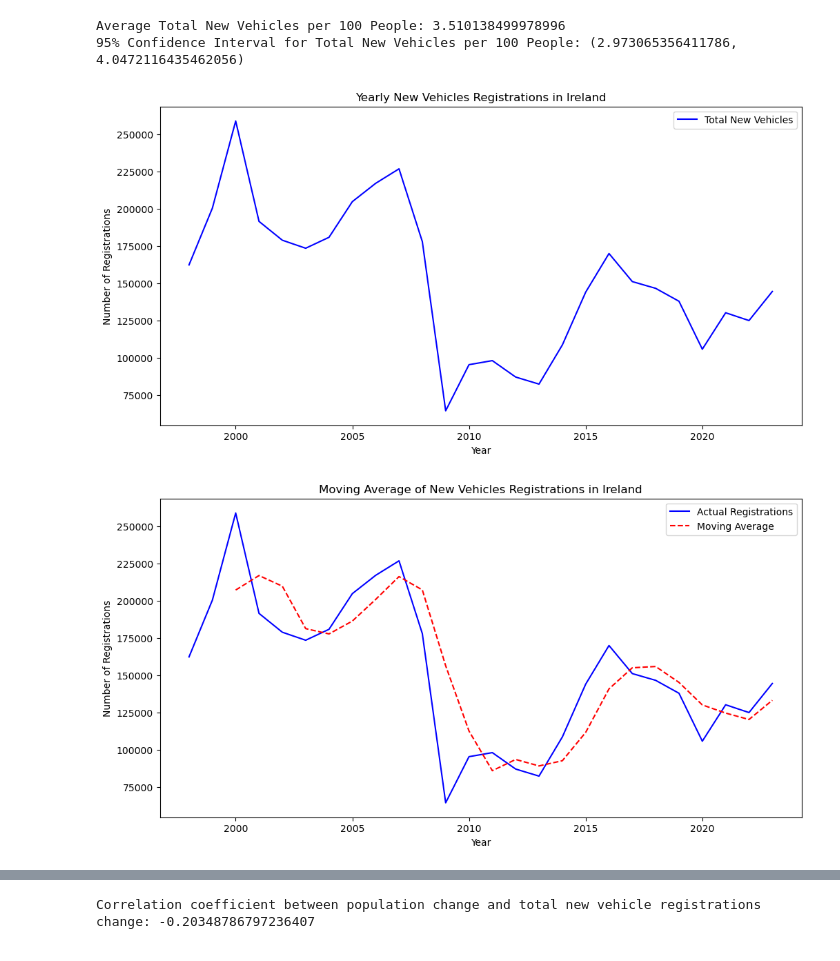
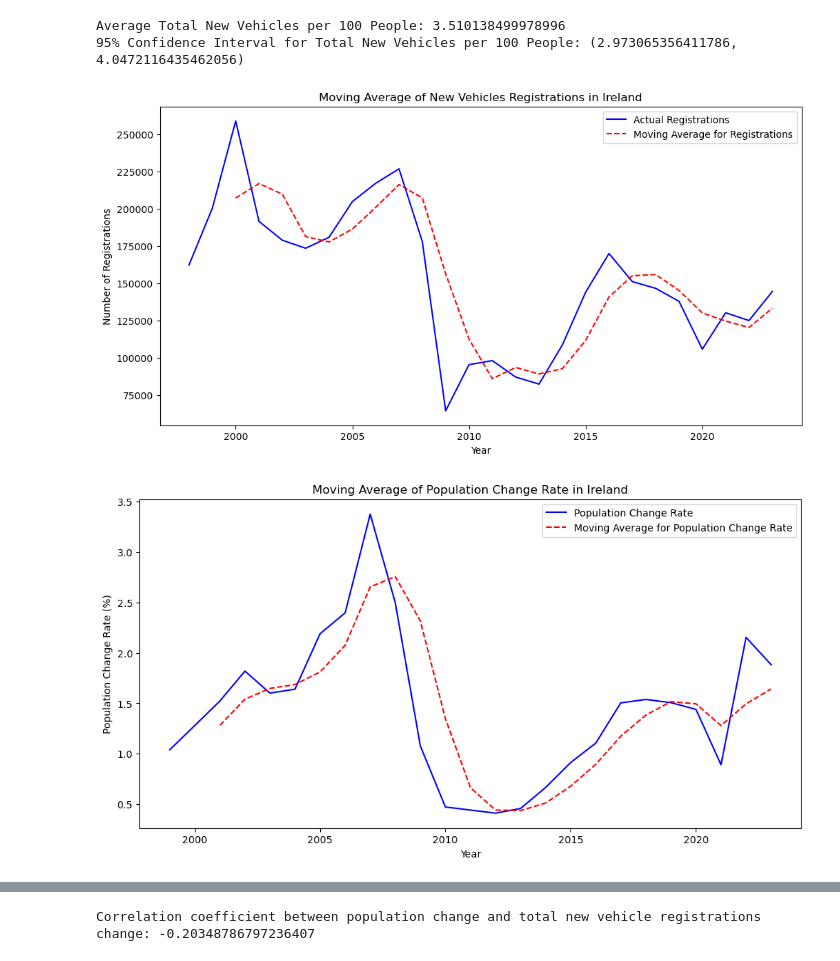
Before and after one commit to Ahmet-C-C/Car-Registration-Comparison-Between-Ireland-and-Norway, a Jupyter notebook: Msc CA02.ipynb, the cells around one changed output, grey strips where cells are left out. Drawn from its saved outputs; the diff is of its cells as text; code cells hidden in the pictures.

```diff
--- a/Msc CA02.ipynb
+++ b/Msc CA02.ipynb
@@ -480,9 +483,9 @@ del dfir_yearly["Month"]
 from scipy import stats
 
 merged_data = dfir_yearly.merge(ir_popu, on='Year')
-merged_data['New_Vehicles_Per_100_People'] = (merged_data['Total New Vehicles'] / merged_data['Population']) * 100
-mean_new_vehicles_per_100 = np.mean(merged_data['New_Vehicles_Per_100_People'])
-std_new_vehicles_per_100 = np.std(merged_data['New_Vehicles_Per_100_People'], ddof=1)
+merged_data['Total New Vehicles Per 100 People'] = (merged_data['Total New Vehicles'] / merged_data['Population']) * 100
+mean_new_vehicles_per_100 = np.mean(merged_data['Total New Vehicles Per 100 People'])
+std_new_vehicles_per_100 = np.std(merged_data['Total New Vehicles Per 100 People'], ddof=1)
 
 confidence_interval_new_vehicles = stats.norm.interval(0.95, loc=mean_new_vehicles_per_100, scale=std_new_vehicles_per_100 / np.sqrt(len(merged_data)))
 
@@ -492,27 +495,32 @@ print("95% Confidence Interval for Total New Vehicles per 100 People:", confiden
 Average Total New Vehicles per 100 People: 3.510138499978996
 95% Confidence Interval for Total New Vehicles per 100 People: (2.973065356411786, 4.0472116435462056)
 # %%
+moving_average = dfir_yearly['Total New Vehicles'].rolling(window=3).mean()
+
 plt.figure(figsize=(12, 6))
-plt.plot(dfir_yearly['Total New Vehicles'], label='Total New Vehicles', color='blue')
-plt.title('Yearly New Vehicles Registrations in Ireland')
+plt.plot(dfir_yearly['Total New Vehicles'], label='Actual Registrations', color='blue')
+plt.plot(moving_average, label='Moving Average for Registrations', color='red', linestyle='--')
+plt.title('Moving Average of New Vehicles Registrations in Ireland')
 plt.xlabel('Year')
 plt.ylabel('Number of Registrations')
 plt.legend()
 plt.show()
 
-moving_average = dfir_yearly['Total New Vehicles'].rolling(window=3).mean()
+merged_data['Population_Change_Rate'] = merged_data['Population'].pct_change() * 100
+
+moving_average2 = merged_data['Population_Change_Rate'].rolling(window=3).mean()
 
 plt.figure(figsize=(12, 6))
-plt.plot(dfir_yearly['Total New Vehicles'], label='Actual Registrations', color='blue')
-plt.plot(moving_average, label='Moving Average', color='red', linestyle='--')
-plt.title('Moving Average of New Vehicles Registrations in Ireland')
+plt.plot(merged_data['Year'], merged_data['Population_Change_Rate'], label='Population Change Rate', color='blue')
+plt.plot(merged_data['Year'], moving_average2, label='Moving Average for Population Change Rate', color='red', linestyle='--')
+plt.title('Moving Average of Population Change Rate in Ireland')
 plt.xlabel('Year')
-plt.ylabel('Number of Registrations')
+plt.ylabel('Population Change Rate (%)')
 plt.legend()
 plt.show()
 # %% [output]
-[figure, old version]
+[figure, new version]
-[figure, old version]
+[figure, new version]
 # %%
 from scipy.stats import linregress
 
```
Also changed, not shown: parts of 13 cells of this notebook.
